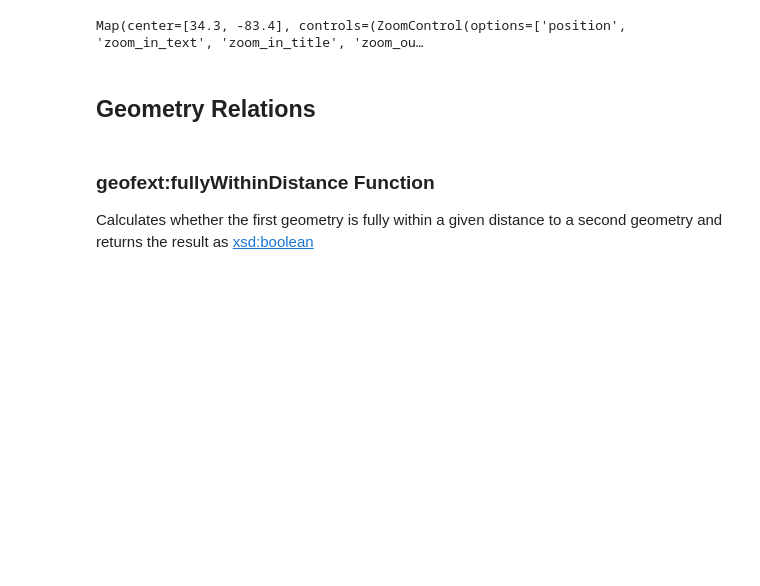
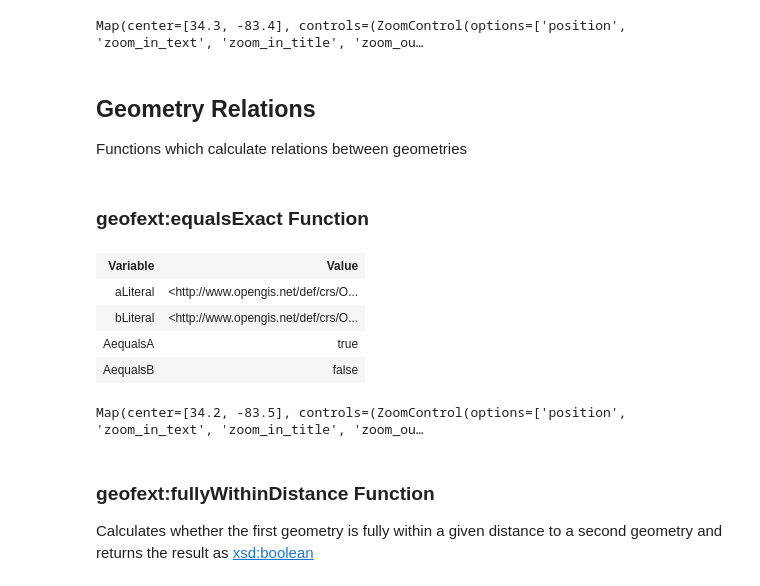
Before and after one commit to situx/rdflib-geosparql, a Jupyter notebook: GeoSPARQLExt.ipynb, the cells around one changed output. Drawn from its saved outputs; the diff is of its cells as text; code cells hidden in the pictures; blank space fills up the shorter version.

```diff
--- a/GeoSPARQLExt.ipynb
+++ b/GeoSPARQLExt.ipynb
@@ -1613,6 +1699,34 @@ WHERE {
 Map(center=[34.3, -83.4], controls=(ZoomControl(options=['position', 'zoom_in_text', 'zoom_in_title', 'zoom_ou…
 # %% [markdown]
 ## Geometry Relations
+
+Functions which calculate relations between geometries
+# %% [markdown]
+### geofext:equalsExact Function
+# %%
+processQueryResults(g.query(
+"""
+PREFIX my: <http://example.org/ApplicationSchema#>
+PREFIX geo: <"""+str(GEO)+""">
+PREFIX geof: <"""+str(GEOFEXT)+""">
+PREFIX xsd: <http://www.w3.org/2001/XMLSchema#>
+SELECT ?aLiteral ?bLiteral (xsd:boolean(?sfEquals) as ?AequalsA) (xsd:boolean(?sfEquals2) as ?AequalsB)
+WHERE {
+  my:A geo:hasDefaultGeometry ?aGeom .
+  ?aGeom geo:asWKT ?aLiteral .
+  my:B geo:hasDefaultGeometry ?bGeom .
+  ?bGeom geo:asWKT ?bLiteral .
+  BIND (geof:equalsExact(?aLiteral, ?aLiteral) as ?sfEquals)
+  BIND (geof:equalsExact(?aLiteral, geof:reverse(?aLiteral)) as ?sfEquals2)
+}
+"""),["aLiteral","bLiteral"],None)
+# %% [output]
+| Variable | Value |
+| aLiteral | <http://www.opengis.net/def/crs/O... |
+| bLiteral | <http://www.opengis.net/def/crs/O... |
+| AequalsA | true |
+| AequalsB | false |
+Map(center=[34.2, -83.5], controls=(ZoomControl(options=['position', 'zoom_in_text', 'zoom_in_title', 'zoom_ou…
 # %% [markdown]
 ### geofext:fullyWithinDistance Function
 
```
Also changed, not shown: parts of 35 cells of this notebook, 3 other files.
